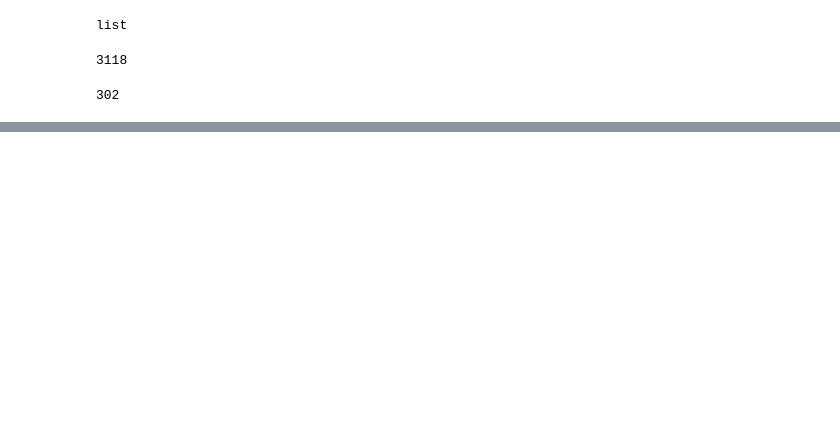
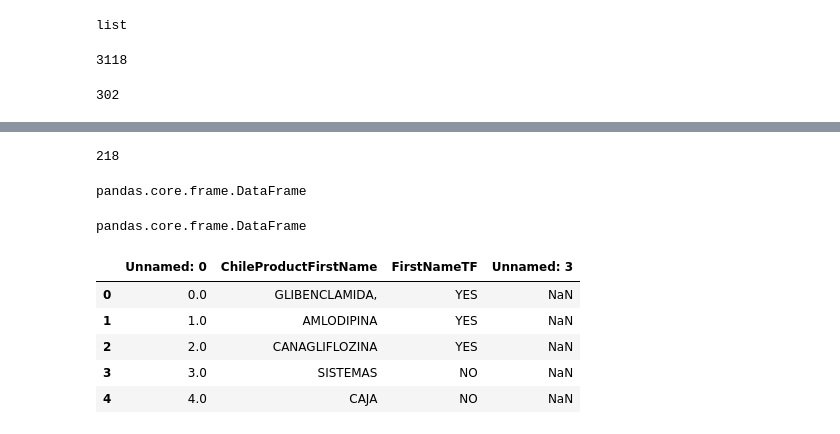
Before and after one commit to wenjunc2/PAHO-Drug-Data-Cleaning-Summer-2022, a Jupyter notebook: Drugs_Data_Cleaning.ipynb, the cells around one changed output, grey strips where cells are left out. Cells and saved outputs as stored; diff of their text form; code cells hidden in the pictures; blank space fills up the shorter version.

```diff
--- a/Drugs_Data_Cleaning.ipynb
+++ b/Drugs_Data_Cleaning.ipynb
@@ -448,0 +479,21 @@ Chiledata_df.to_excel("DrugDataCleaning.xlsx", sheet_name = 'Chile Data')
+# %%
+len(P1FirstNameClass)
+# %% [output]
+218
+# %%
+type(ChileDrugData)
+# %% [output]
+pandas.core.frame.DataFrame
+# %%
+type(FirstNameTFData)
+# %% [output]
+pandas.core.frame.DataFrame
+# %%
+FirstNameTFData.head(5)
+# %% [output]
+|  | Unnamed: 0 | ChileProductFirstName | FirstNameTF | Unnamed: 3 |
+| 0 | 0.0 | GLIBENCLAMIDA, | YES | NaN |
+| 1 | 1.0 | AMLODIPINA | YES | NaN |
+| 2 | 2.0 | CANAGLIFLOZINA | YES | NaN |
+| 3 | 3.0 | SISTEMAS | NO | NaN |
+| 4 | 4.0 | CAJA | NO | NaN |
```
Also changed, not shown: parts of 31 cells of this notebook.
